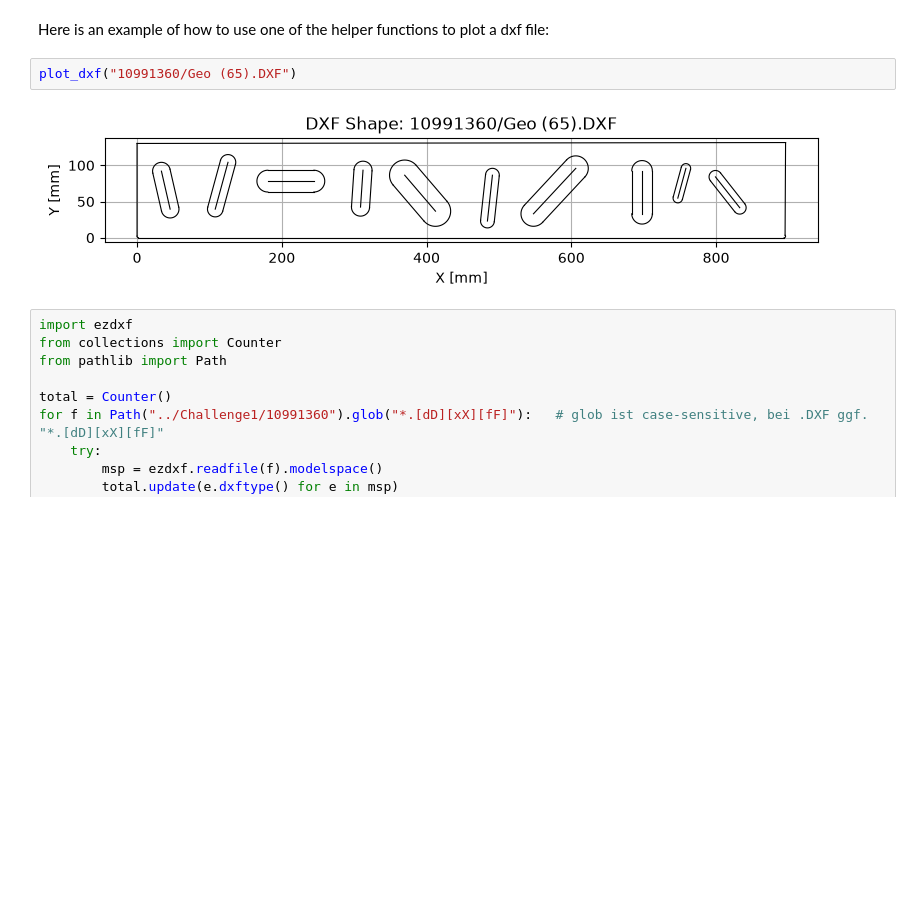
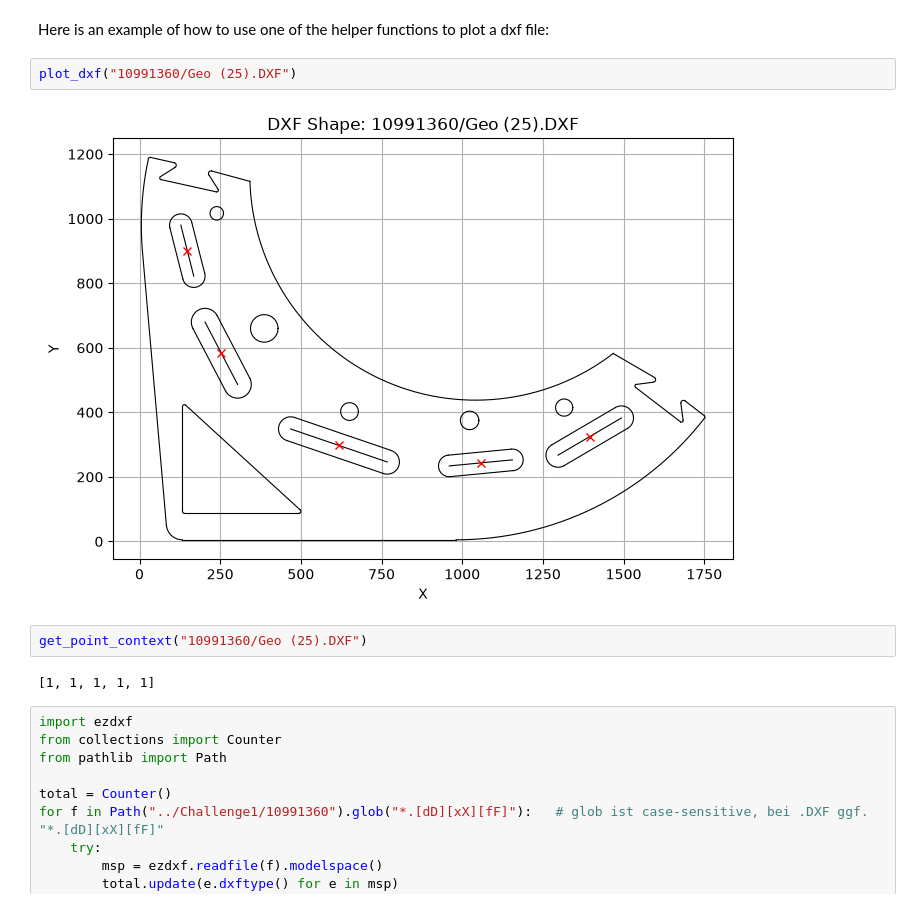
Before and after one commit to loruedel/Challenge1, a Jupyter notebook: getting_started.ipynb, the cells around one changed output. Cells and saved outputs as stored; diff of their text form; blank space fills up the shorter version.

```diff
--- a/getting_started.ipynb
+++ b/getting_started.ipynb
@@ -61,9 +61,13 @@ Each dxf file contains geometric information about the product, which can be use
 # %% [markdown]
 Here is an example of how to use one of the helper functions to plot a dxf file:
 # %%
-plot_dxf("10991360/Geo (65).DXF")
+plot_dxf("10991360/Geo (25).DXF")
 # %% [output]
-[figure, old version]
+[figure, new version]
+# %%
+get_point_context("10991360/Geo (25).DXF")
+# %% [output]
+[1, 1, 1, 1, 1]
 # %%
 import ezdxf
 from collections import Counter
```
Also changed, not shown: parts of 2 cells of this notebook, 2 other files.
